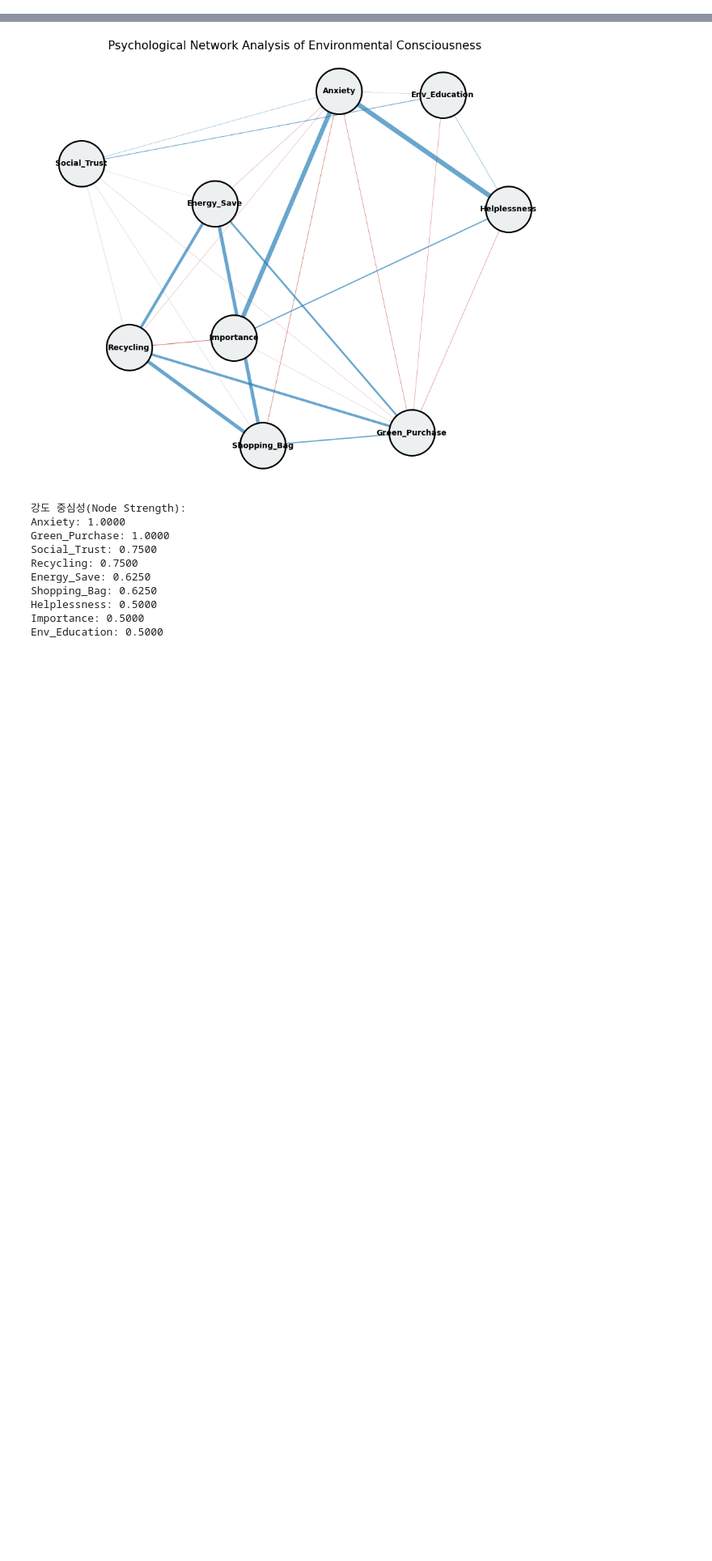
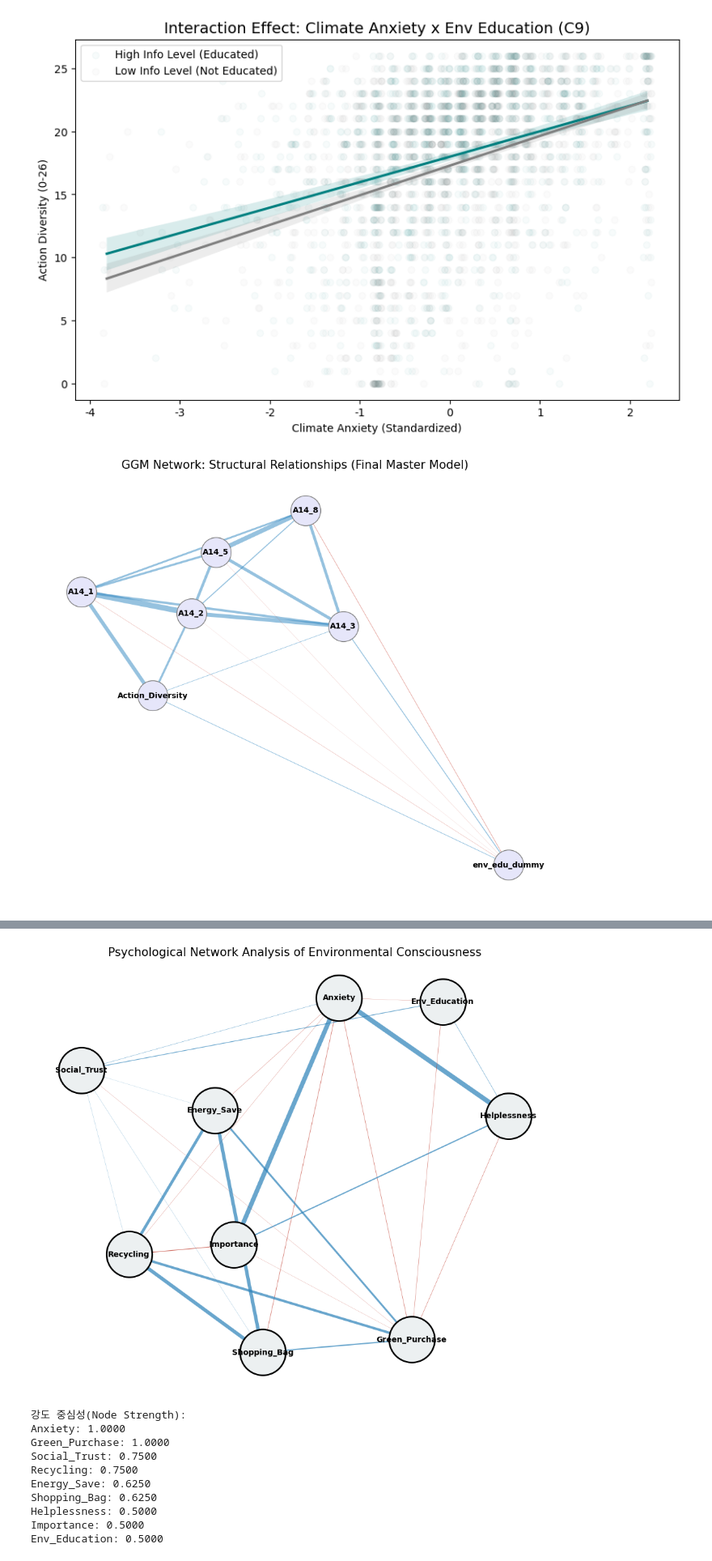
Before and after one commit to awekim/EnvAct, a Jupyter notebook: EnvAct.ipynb, the cells around one changed output, grey strips where cells are left out. Shown at 81% size. Saved outputs shown, nothing was run; the diff lists cells and outputs as text; code cells hidden in the pictures; blank space fills up the shorter version.

```diff
--- a/EnvAct.ipynb
+++ b/EnvAct.ipynb
@@ -9,0 +118,73 @@ df = pd.read_excel(dir+"Data/2024 국민환경의식조사/2024 국민환경의
+# %%
+# 2. [종속변수] 실천 다양성(Action Diversity) 지수 생성 (척도 보정)
+# B3: 1~12번 (리커트 4점 이상을 실천으로 간주), B4: 1~14번 (1점을 실천으로 간주)
+b3_cols = [f'B3_{i}' for i in range(1, 13)]
+b4_cols = [f'B4_{i}' for i in range(1, 15)]
+
+for col in b3_cols: df[f'{col}_bin'] = np.where(df[col] >= 4, 1, 0)
+for col in b4_cols: df[f'{col}_bin'] = np.where(df[col] == 1, 1, 0)
+df['Action_Diversity'] = df[[f'{col}_bin' for col in (b3_cols + b4_cols)]].sum(axis=1)
+
+# 3. [핵심변수] 기후 불안 및 환경교육 경험(C9)
+df['Anxiety_Index'] = df[[f'A14_{i}' for i in range(1, 9)]].fillna(df[[f'A14_{i}' for i in range(1, 9)]].median()).mean(axis=1)
+# C9: 1(예), 2(아니오) -> 1(High Info), 0(Low Info)으로 더미화
+df['env_edu_dummy'] = np.where(df['C9'] == 1, 1, 0)
+
+# 4. [통제변수] 범주형 변수 전처리 및 표준화
+df['DM8_clean'] = df['DM8'].replace(9, np.nan).fillna(df['DM8'].median())
+scaler = StandardScaler()
+df['Anxiety_S'] = scaler.fit_transform(df[['Anxiety_Index']])
+
+# 분석용 데이터 정제
+clean_df = df.dropna(subset=['Action_Diversity', 'Anxiety_S', 'env_edu_dummy', 'DM1', 'DM2', 'DM4', 'DM7', 'DM8_clean']).copy()
+
+# 5. [회귀 분석] 음이항 회귀 (Negative Binomial) - 카운트 데이터 최적화
+formula = 'Action_Diversity ~ Anxiety_S * env_edu_dummy + C(DM1) + C(DM2) + C(DM4) + C(DM7) + C(DM8_clean)'
+model_nb = smf.negativebinomial(formula, data=clean_df).fit()
+
+print("=== [결과 1] 실천 다양성 음이항 회귀 분석 결과 ===")
+print(model_nb.summary())
+
+# 6. [시각화 1] 상호작용 그래프 (High/Low Info Level)
+plt.figure(figsize=(10, 6))
+sns.regplot(x='Anxiety_S', y='Action_Diversity', data=clean_df[clean_df['env_edu_dummy'] == 1],
+            label='High Info Level (Educated)', color='teal', scatter_kws={'alpha':0.03}, x_jitter=0.05)
+sns.regplot(x='Anxiety_S', y='Action_Diversity', data=clean_df[clean_df['env_edu_dummy'] == 0],
+            label='Low Info Level (Not Educated)', color='gray', scatter_kws={'alpha':0.03}, x_jitter=0.05)
+plt.title('Interaction Effect: Climate Anxiety x Env Education (C9)', fontsize=14)
+plt.xlabel('Climate Anxiety (Standardized)')
+plt.ylabel('Action Diversity (0-26)')
+plt.legend()
+plt.savefig('final_master_interaction.png')
+
+# 7. [시각화 2] GGM 네트워크 분석 (구조적 기제 규명)
+network_nodes = [f'A14_{i}' for i in [1, 2, 3, 5, 8]] + ['Action_Diversity', 'env_edu_dummy']
+X_net = StandardScaler().fit_transform(clean_df[network_nodes])
+
+# Graphical Lasso 추정
+glasso = GraphicalLassoCV(cv=5).fit(X_net)
+precision = glasso.precision_
+d = np.sqrt(np.diag(precision))
+partial_corr = -precision / np.outer(d, d)
+np.fill_diagonal(partial_corr, 0)
+
+# 네트워크 그래프 시각화
+G = nx.from_numpy_array(partial_corr)
+G = nx.relabel_nodes(G, {i: network_nodes[i] for i in range(len(network_nodes))})
+
+plt.figure(figsize=(12, 10))
+pos = nx.spring_layout(G, k=0.5, seed=42)
+edges = G.edges(data=True)
+edge_widths = [abs(d['weight']) * 20 for u, v, d in edges]
+edge_colors = ['#2E86C1' if d['weight'] > 0 else '#CB4335' for u, v, d in edges]
+
+nx.draw_networkx_nodes(G, pos, node_size=1500, node_color='lavender', edgecolors='gray')
+nx.draw_networkx_labels(G, pos, font_size=10, font_weight='bold')
+nx.draw_networkx_edges(G, pos, width=edge_widths, edge_color=edge_colors, alpha=0.5)
+
+plt.title("GGM Network: Structural Relationships (Final Master Model)", fontsize=15)
+plt.axis('off')
+plt.savefig('final_master_network.png')
+
+print("\n[완료] 분석 결과와 최종 그래프 2종이 저장되었습니다.")
+# %% [output]
@@ -9,0 +208,2 @@ df = pd.read_excel(dir+"Data/2024 국민환경의식조사/2024 국민환경의
+[figure, added]
+[figure, added]
```
Also changed, not shown: parts of 14 cells of this notebook, 1 other file.
